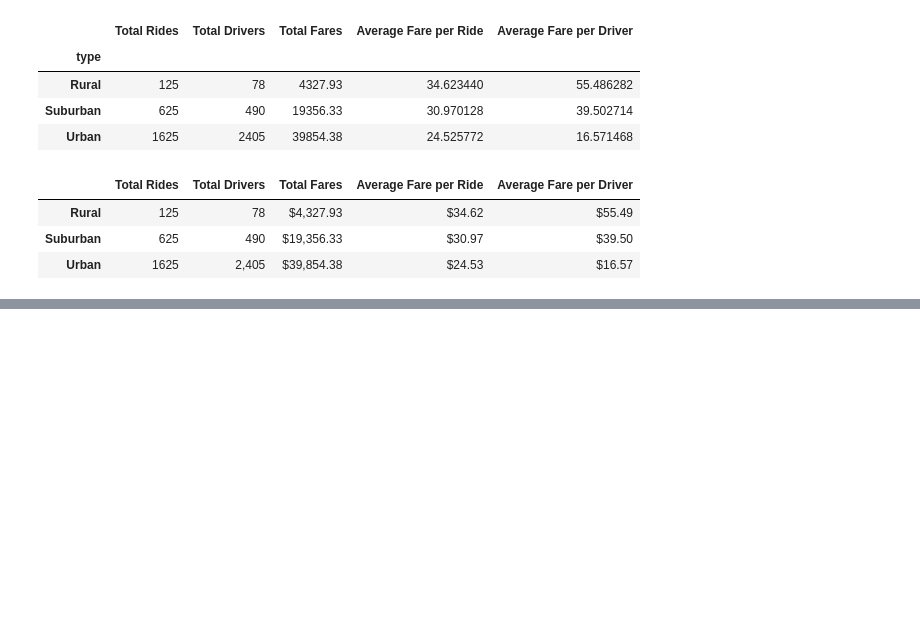
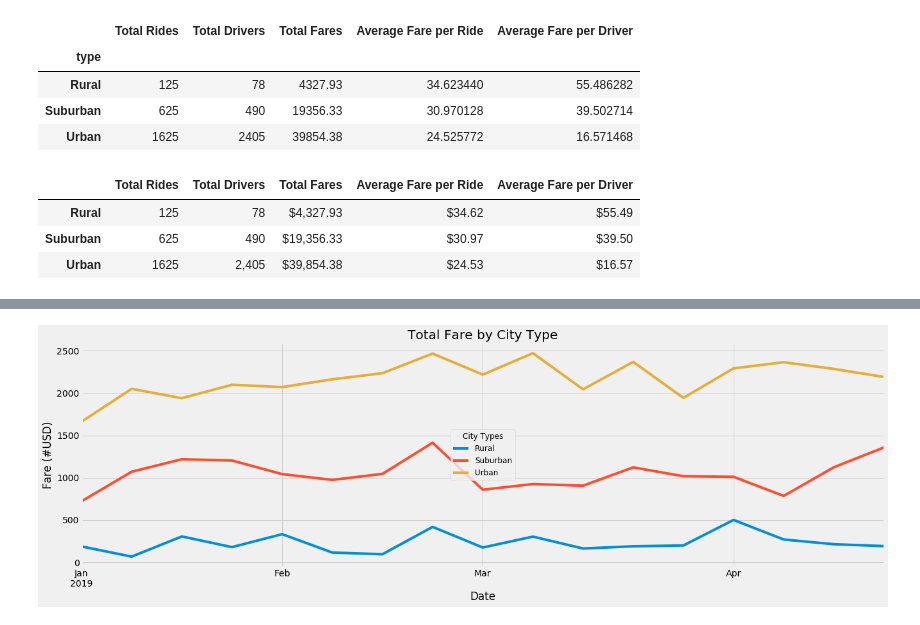
Before and after one commit to leobaud/PyBer_Analysis, a Jupyter notebook: PyBer_Challenge.ipynb, the cells around one changed output, grey strips where cells are left out. Saved outputs shown, nothing was run; the diff lists cells and outputs as text; code cells hidden in the pictures; blank space fills up the shorter version.

```diff
--- a/PyBer_Challenge.ipynb
+++ b/PyBer_Challenge.ipynb
@@ -316,0 +277,4 @@ ValueError: Input array must be 1 dimensional
+# %%
+# Get weekly bins of data
+weekly_resampled_data = date_bins_df.resample('W').sum()
+weekly_resampled_data
@@ -316,0 +301,18 @@ ValueError: Input array must be 1 dimensional
+# %%
+plt.style.use('fivethirtyeight')
+ax = weekly_resampled_data.plot(figsize = (20,6))
+ax.plot(weekly_resampled_data)
+plt.title("Total Fare by City Type")
+plt.ylabel("Fare (#USD)")
+plt.grid(True)
+# Create a legend
+lgnd = plt.legend(fontsize="12", mode="Expanded",
+         scatterpoints=1, loc="best", title="City Types")
+lgnd.legendHandles[0]._sizes = [60]
+lgnd.legendHandles[1]._sizes = [60]
+lgnd.legendHandles[2]._sizes = [60]
+lgnd.get_title().set_fontsize(12)
+# Save the figure.
+plt.savefig("analysis/Total_Fare_by_City_type.png")
+# %% [output]
+[figure, added]
```
Also changed, not shown: parts of 48 cells of this notebook.
